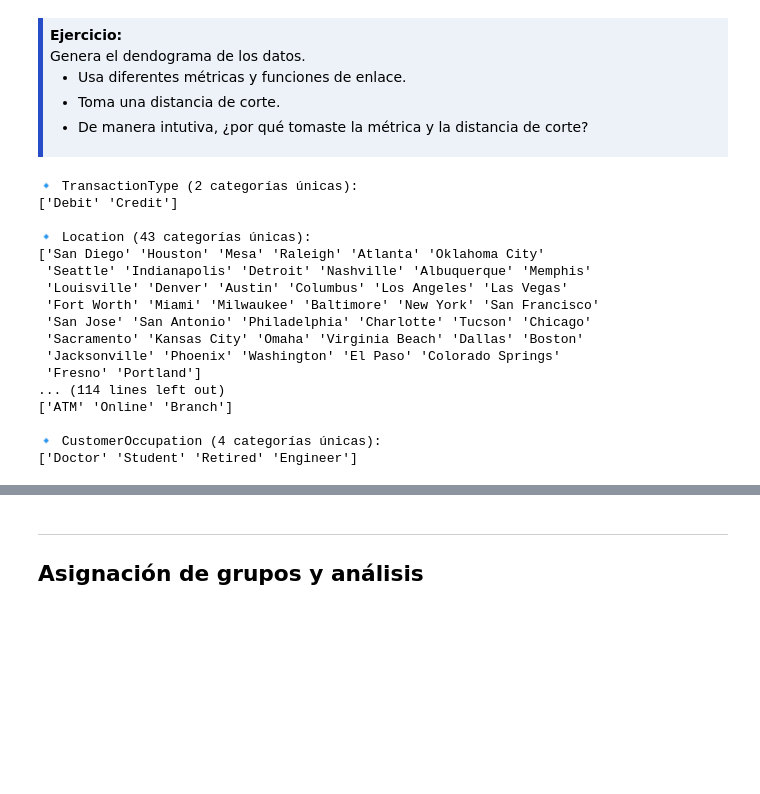
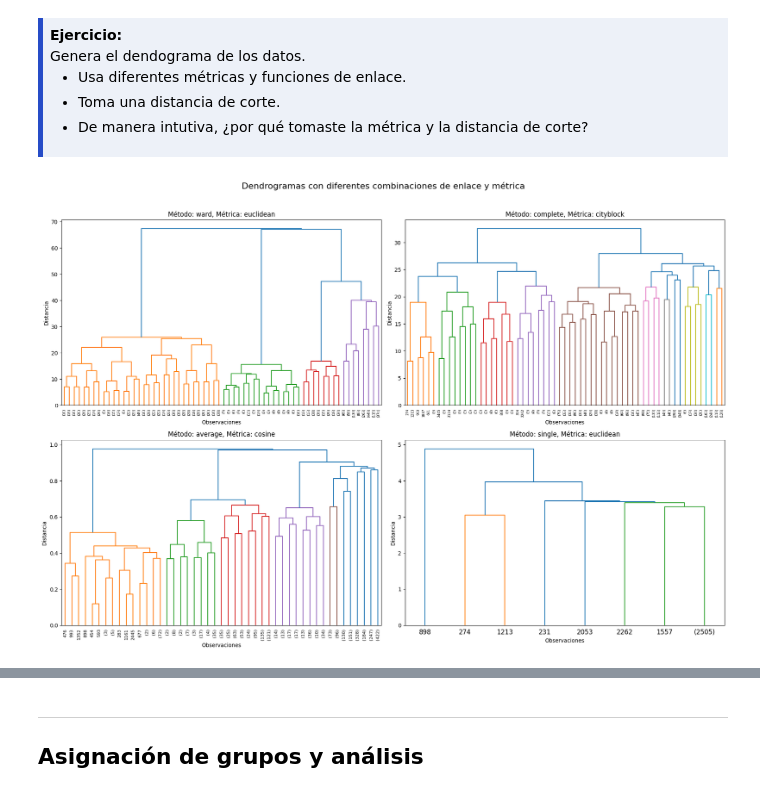
Before and after one commit to niconlvs/ModelosML, a Jupyter notebook: 2-Ejercicios/03-Agrupamiento-Jerarquico.ipynb, the cells around one changed output, grey strips where cells are left out. Cells and saved outputs as stored; diff of their text form; code cells hidden in the pictures; blank space fills up the shorter version.

```diff
--- a/2-Ejercicios/03-Agrupamiento-Jerarquico.ipynb
+++ b/2-Ejercicios/03-Agrupamiento-Jerarquico.ipynb
@@ -245,27 +232,30 @@ plt.show()
   <li>De manera intutiva, ¿por qué tomaste la métrica y la distancia de corte?</li>
 </ul>
 </div>
-# %%
-cat_cols = ['TransactionType', 'Location', 'DeviceID', 'MerchantID', 'Channel', 'CustomerOccupation']
-
-for col in cat_cols:
-    print(f"\n🔹 {col} ({df[col].nunique()} categorías únicas):")
-    print(df[col].unique())
-# %% [output]
-🔹 TransactionType (2 categorías únicas):
-['Debit' 'Credit']
-
-🔹 Location (43 categorías únicas):
-['San Diego' 'Houston' 'Mesa' 'Raleigh' 'Atlanta' 'Oklahoma City'
- 'Seattle' 'Indianapolis' 'Detroit' 'Nashville' 'Albuquerque' 'Memphis'
- 'Louisville' 'Denver' 'Austin' 'Columbus' 'Los Angeles' 'Las Vegas'
- 'Fort Worth' 'Miami' 'Milwaukee' 'Baltimore' 'New York' 'San Francisco'
- 'San Jose' 'San Antonio' 'Philadelphia' 'Charlotte' 'Tucson' 'Chicago'
- 'Sacramento' 'Kansas City' 'Omaha' 'Virginia Beach' 'Dallas' 'Boston'
- 'Jacksonville' 'Phoenix' 'Washington' 'El Paso' 'Colorado Springs'
- 'Fresno' 'Portland']
-... (114 lines left out)
-['ATM' 'Online' 'Branch']
-
-🔹 CustomerOccupation (4 categorías únicas):
-['Doctor' 'Student' 'Retired' 'Engineer']
+# %%
+# Datos listos
+X = df_cluster_ready.values
+
+# Lista de combinaciones: (linkage_method, metric)
+combinations = [
+    ('ward', 'euclidean'),
+    ('complete', 'cityblock'),
+    ('average', 'cosine'),
+    ('single', 'euclidean')
+]
+
+plt.figure(figsize=(18, 12))
+
+for i, (method, metric) in enumerate(combinations):
+    plt.subplot(2, 2, i + 1)
+    Z = linkage(X, method=method, metric=metric)
+    dendrogram(Z, truncate_mode='level', p=5)
+    plt.title(f'Método: {method}, Métrica: {metric}')
+    plt.xlabel('Observaciones')
+    plt.ylabel('Distancia')
+
+plt.suptitle("Dendrogramas con diferentes combinaciones de enlace y métrica", fontsize=16, y=1.02)
+plt.tight_layout()
+plt.show()
+# %% [output]
+[figure, added]
```
Also changed, not shown: parts of 17 cells of this notebook.
